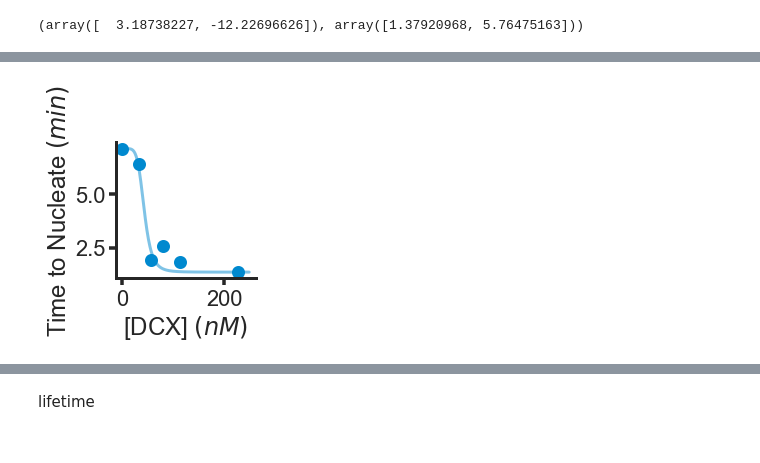
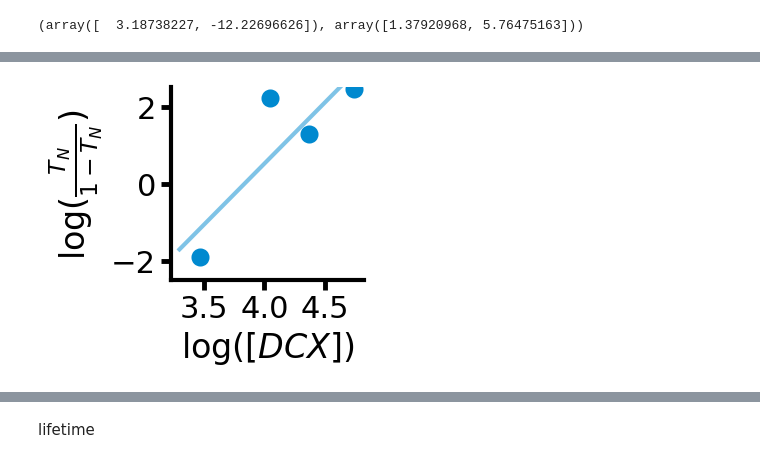
Before and after one commit to sofiacruzt/sofia-brouhardlab, a Jupyter notebook: dynamics/EJCB2023/fit_master_sheet.ipynb, the cells around one changed output, grey strips where cells are left out. Saved outputs shown, nothing was run; the diff lists cells and outputs as text; code cells hidden in the pictures.

```diff
--- a/dynamics/EJCB2023/fit_master_sheet.ipynb
+++ b/dynamics/EJCB2023/fit_master_sheet.ipynb
@@ -426,7 +428,7 @@ ResultFit
 #  Open saved fit parameters  #
 # %%
 askFitParam = filedialog.askopenfilename() # show an "Open" dialog box and return the path to the selected file
-ResultFit = pd.read_csv(askFitParam, encoding='utf-8')
+ResultFit = pd.read_csv(askFitParam, encoding='utf-8',keep_default_na=False)
 ResultFit
 # %% [output]
 |  | Fit | SE | Coefficient | [Tubulin] $(\mu M)$ | DCX Type | [DCX] $(n M)$ | Parameter | Moment |
@@ -603,0 +615,11 @@ R2S(YN,hillEQ_inv(X,C1T, C2T))
+# %%
+##inverse michaelis menten
+coeffMMN, var_matrix = sp.optimize.curve_fit(MMEQ_inv,X,YN)
+
+variance = np.diagonal(var_matrix) #Refer [3]
+SE = np.sqrt(variance)
+
+X = np.array(X)
+
+
+coeffMMN,SE,R2S(YN,MMEQ_inv(X,coeffMMN))
@@ -622,30 +648,30 @@ R2S(logy,logx*m+b)
 # %%
 scattersize = 9
 cap = 5
 
 fig, ax = plt.subplots(1,1,figsize=(2.5,2.5))
-ax.errorbar(X , YN , yerr= 0 , fmt='',marker='o', markersize=scattersize,capsize = cap,
+ax.errorbar(logx , logy , yerr= 0 , fmt='',marker='o', markersize=scattersize,capsize = cap,
                               markeredgewidth=4,color=cyan, alpha = 1, ls='')
 
-x0 = np.arange(0, 250, 1)
-ax.plot(x0, hillEQ_inv(x0, C1T, C2T) ,color = cyan, lw=3,ls= '-',alpha = 0.5)
+x0 = np.arange(3.3, 4.8, 0.05)
+ax.plot(x0, x0*m+b,color = cyan, lw=3,ls= '-',alpha = 0.5)
 
-# ax.set_ylim(-2.5,2.5)
-#ax.set_ylim(0,1)
-ax.set_xlabel(DCXconc)
+ax.set_ylim(-2.5,2.5)
+# ax.set_xlim(3,6)
+ax.set_xlabel(r'$\log([DCX])$')
 #ax.set_xticks(np.arange(0, 22.1, 2))
 #ax.set_yticks(np.arange(0, 150.1, 25))
-ax.set_ylabel(TimeToNucleate)
+ax.set_ylabel(r'$\log(\frac{T_N}{1-T_N})$')
 ax.spines['right'].set_visible(False)
 ax.spines['top'].set_visible(False)
 ax.spines['left'].set_lw(3)
 ax.spines['bottom'].set_lw(3)
 ax.tick_params(axis='both', width = 3.5, length = 7)
 
 #ax.legend((r'$n=2.94 \pm 0.49$' '\n' r'$R^2 > 0.945$',),loc='lower right',title='Hill Equation')
 
 sns.set_context("poster", font_scale=1, rc={"lines.linewidth":3.0})
 
-#plt.savefig(newmydir/('logexpHillfit_Lifetime_'+date+'.svg'))
+#plt.savefig(newmydir/('logexpHillfit_Lifetime_'+date+'.svg'),backend='Cairo')
 # %% [output]
-[figure, old version]
+[figure, new version]
```
Also changed, not shown: parts of 52 cells of this notebook.
